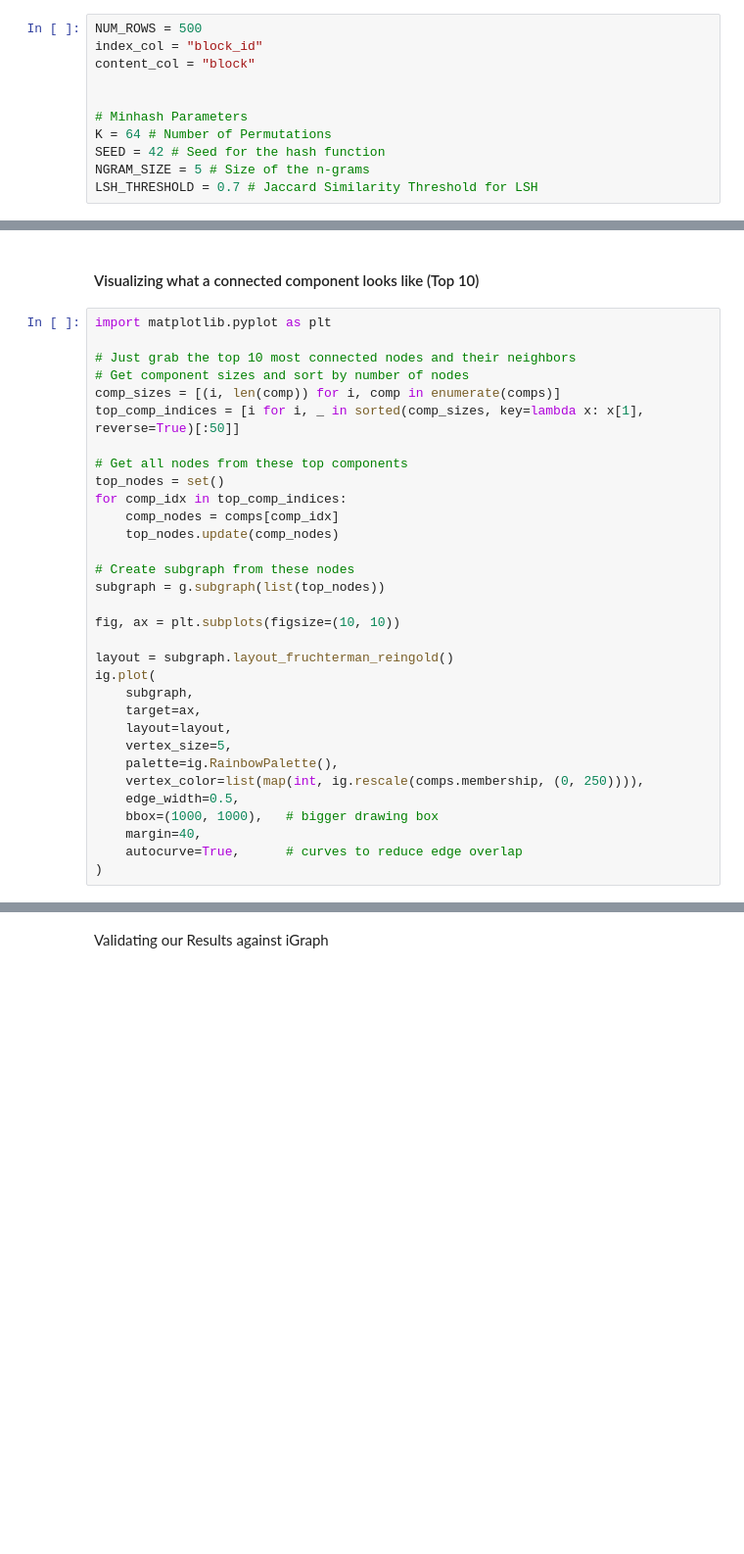
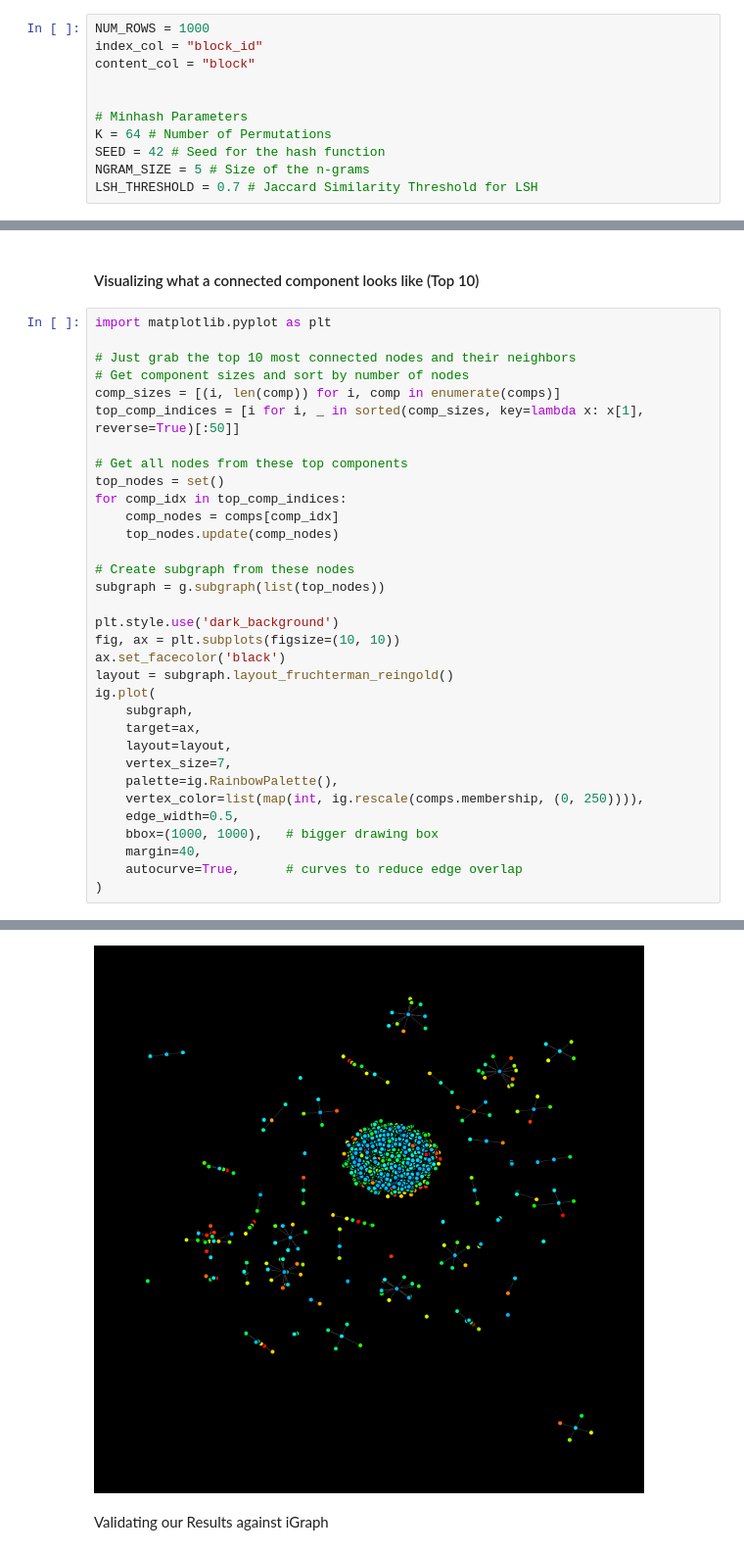
Before and after one commit to everettVT/daft-minhash-dedupe, a Jupyter notebook: workload/minhash_dedupe_common_crawl.ipynb, the cells around one changed output, grey strips where cells are left out. Shown at 98% size. Cells and saved outputs as stored; diff of their text form; blank space fills up the shorter version.

```diff
--- a/workload/minhash_dedupe_common_crawl.ipynb
+++ b/workload/minhash_dedupe_common_crawl.ipynb
@@ -45,7 +47,7 @@ Deduplication is a helpful top-of-funnel strategy for improve dataset quality an
 # %% [markdown]
 ### Define Key Parameters
 # %%
-NUM_ROWS = 500
+NUM_ROWS = 1000
 index_col = "block_id"
 content_col = "block"
 
@@ -642,14 +764,15 @@ for comp_idx in top_comp_indices:
 # Create subgraph from these nodes
 subgraph = g.subgraph(list(top_nodes))
 
+plt.style.use('dark_background')
 fig, ax = plt.subplots(figsize=(10, 10))
-
+ax.set_facecolor('black')
 layout = subgraph.layout_fruchterman_reingold()
 ig.plot(
     subgraph,
     target=ax,
     layout=layout,
-    vertex_size=5,
+    vertex_size=7,
     palette=ig.RainbowPalette(),
     vertex_color=list(map(int, ig.rescale(comps.membership, (0, 250)))),
     edge_width=0.5,
@@ -657,3 +780,4 @@ ig.plot(
     margin=40,
     autocurve=True,      # curves to reduce edge overlap
 )
+# %% [output]
@@ -660,3 +785,4 @@ ig.plot(
+[figure, added]
 # %% [markdown]
 Validating our Results against iGraph
 # %%
```
Also changed, not shown: parts of 19 cells of this notebook, 2 other files.
